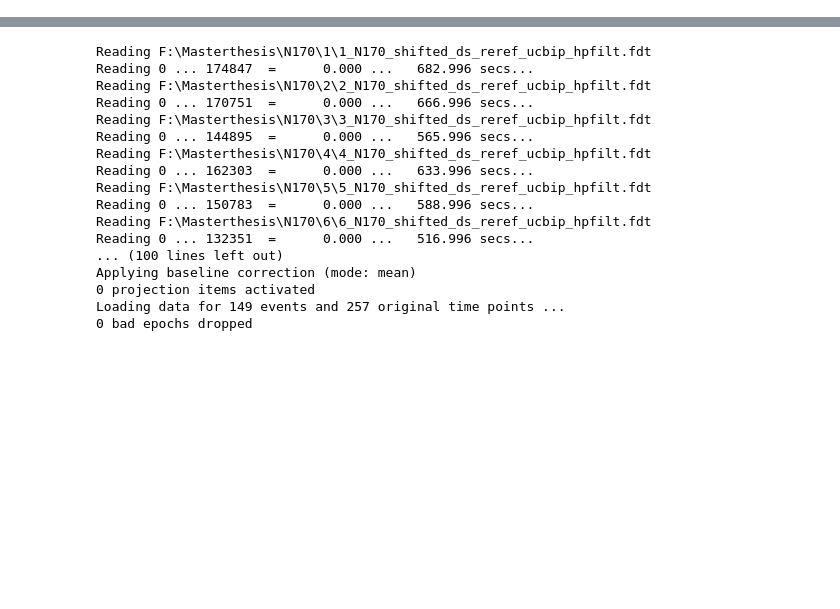
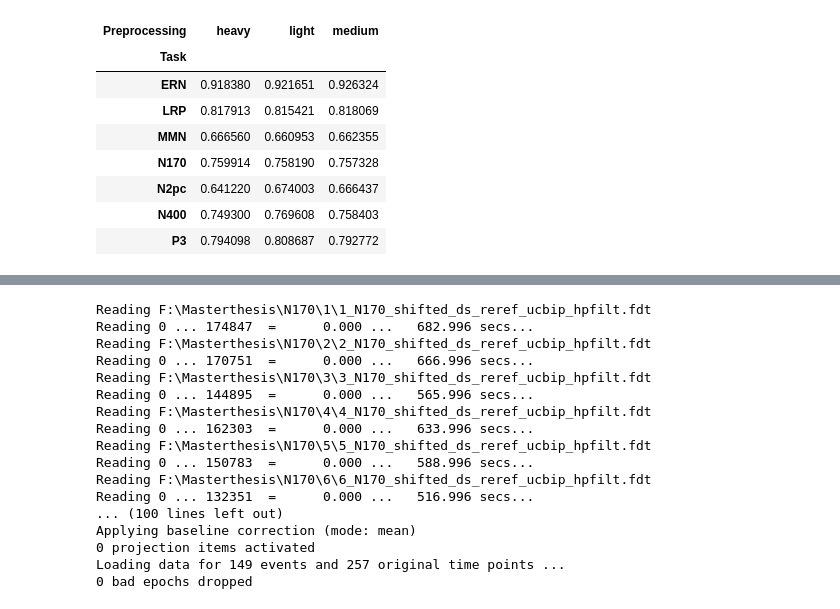
Before and after one commit to HannesBonasch/Thesis-Analysing-Deep-Learning-Decoding, a Jupyter notebook: Benchmark.ipynb, the cells around one changed output, grey strips where cells are left out. Saved outputs shown, nothing was run; the diff lists cells and outputs as text; code cells hidden in the pictures; blank space fills up the shorter version.

```diff
--- a/Benchmark.ipynb
+++ b/Benchmark.ipynb
@@ -121,0 +82,15 @@ LRP: 0.8025233644859806
+# %%
+df_results[df_results["Model"]=="eegnet"].pivot(
+    index="Task",
+    columns="Preprocessing",
+    values="Validation Balanced Accuracy").style.highlight_max(color = 'lightgreen', axis = 1)
+# %% [output]
+| Preprocessing | heavy | light | medium |
+| Task |  |  |  |
+| ERN | 0.918380 | 0.921651 | 0.926324 |
+| LRP | 0.817913 | 0.815421 | 0.818069 |
+| MMN | 0.666560 | 0.660953 | 0.662355 |
+| N170 | 0.759914 | 0.758190 | 0.757328 |
+| N2pc | 0.641220 | 0.674003 | 0.666437 |
+| N400 | 0.749300 | 0.769608 | 0.758403 |
+| P3 | 0.794098 | 0.808687 | 0.792772 |
```
Also changed, not shown: parts of 9 cells of this notebook, 4 other files.
